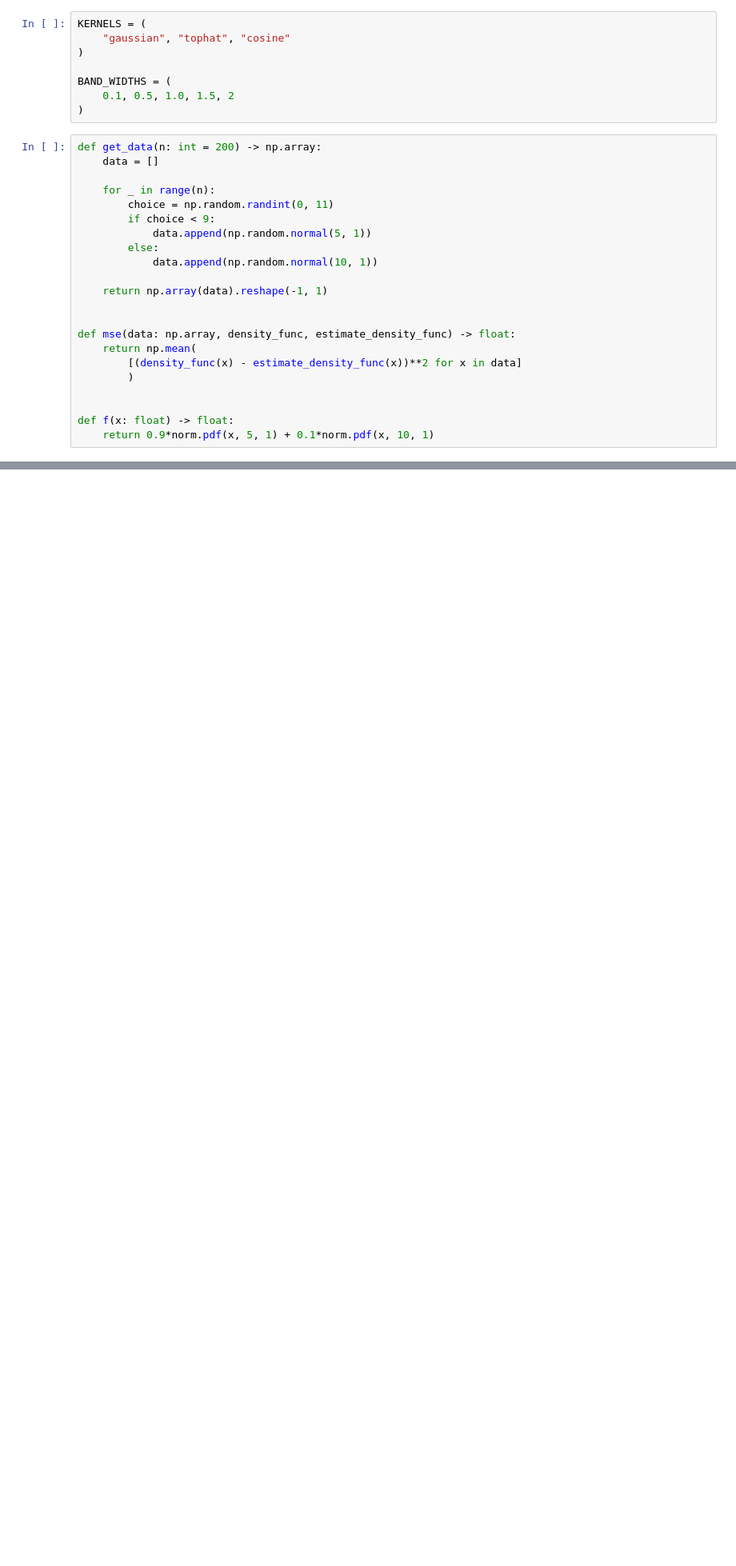
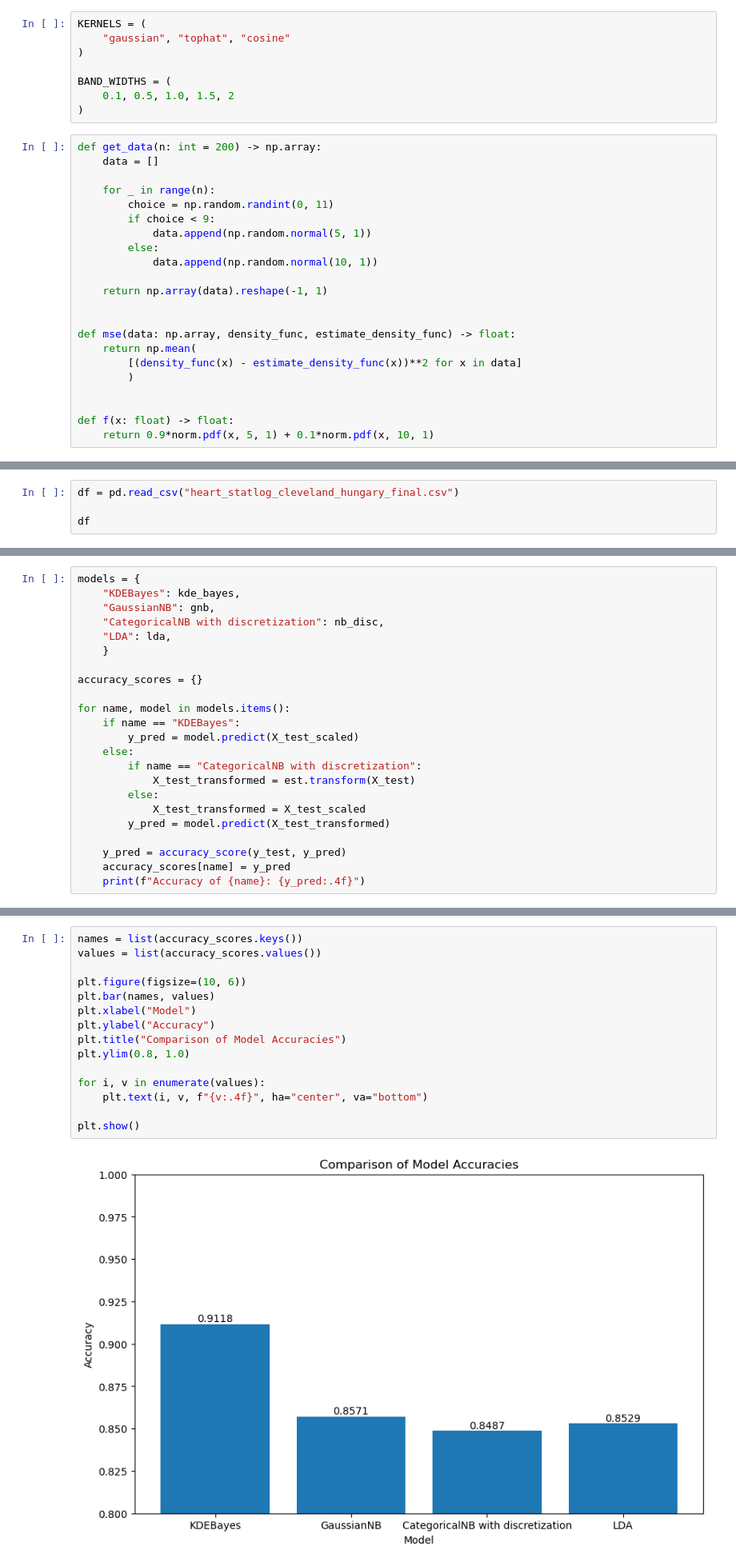
Before and after one commit to LJaremek/AdvancedMachineLearning-MINI, a Jupyter notebook: task_7/main.ipynb, the cells around one changed output, grey strips where cells are left out. Shown at 80% size. Saved outputs shown, nothing was run; the diff lists cells and outputs as text; blank space fills up the shorter version.

```diff
--- a/task_7/main.ipynb
+++ b/task_7/main.ipynb
@@ -92,0 +152,4 @@ No artists with labels found to put in legend.  Note that artists whose label st
+# %%
+df = pd.read_csv("heart_statlog_cleveland_hungary_final.csv")
+
+df
@@ -92,0 +225,23 @@ No artists with labels found to put in legend.  Note that artists whose label st
+# %%
+models = {
+    "KDEBayes": kde_bayes,
+    "GaussianNB": gnb,
+    "CategoricalNB with discretization": nb_disc,
+    "LDA": lda,
+    }
+
+accuracy_scores = {}
+
+for name, model in models.items():
+    if name == "KDEBayes":
+        y_pred = model.predict(X_test_scaled)
+    else:
+        if name == "CategoricalNB with discretization":
+            X_test_transformed = est.transform(X_test)
+        else:
+            X_test_transformed = X_test_scaled
+        y_pred = model.predict(X_test_transformed)
+
+    y_pred = accuracy_score(y_test, y_pred)
+    accuracy_scores[name] = y_pred
+    print(f"Accuracy of {name}: {y_pred:.4f}")
@@ -92,0 +253,17 @@ No artists with labels found to put in legend.  Note that artists whose label st
+# %%
+names = list(accuracy_scores.keys())
+values = list(accuracy_scores.values())
+
+plt.figure(figsize=(10, 6))
+plt.bar(names, values)
+plt.xlabel("Model")
+plt.ylabel("Accuracy")
+plt.title("Comparison of Model Accuracies")
+plt.ylim(0.8, 1.0)
+
+for i, v in enumerate(values):
+    plt.text(i, v, f"{v:.4f}", ha="center", va="bottom")
+
+plt.show()
+# %% [output]
+[figure, added]
```
Also changed, not shown: parts of 20 cells of this notebook, 1 other file.
